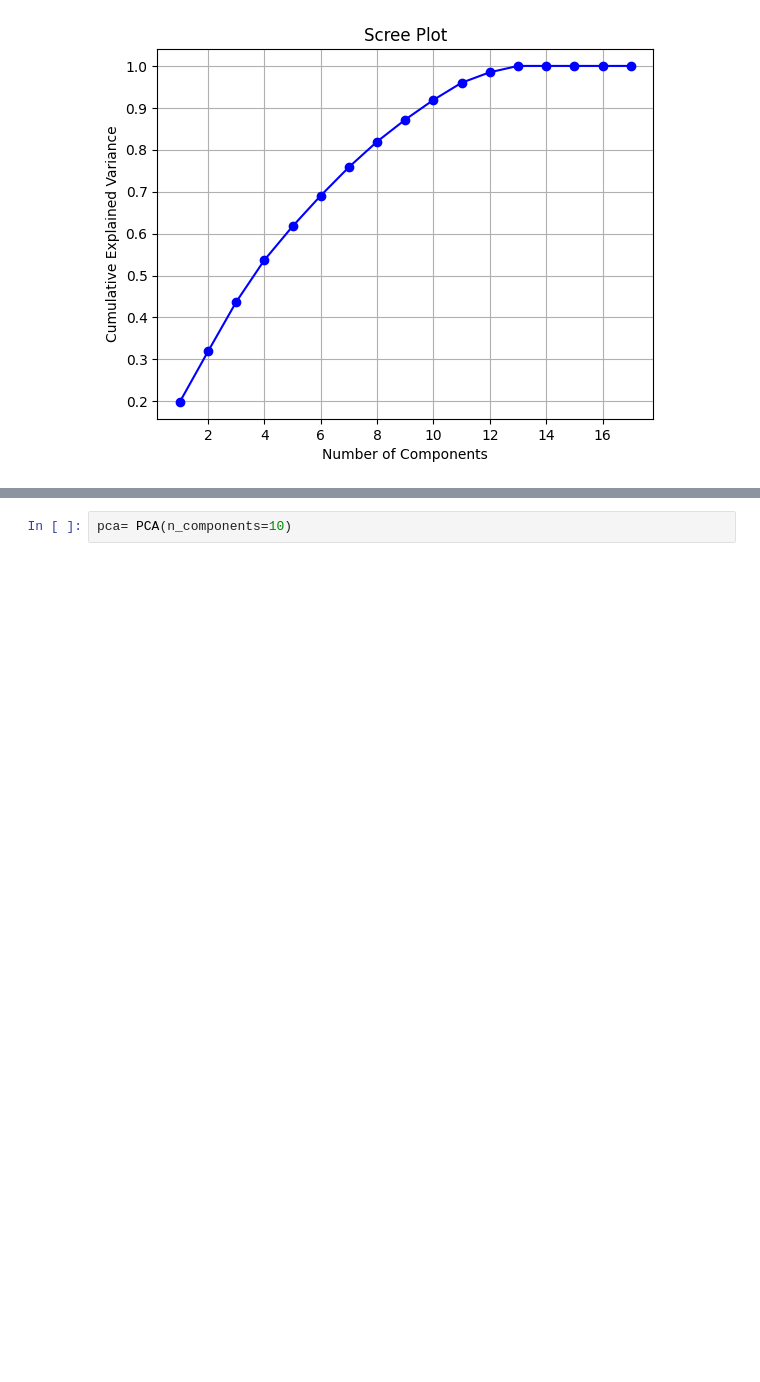
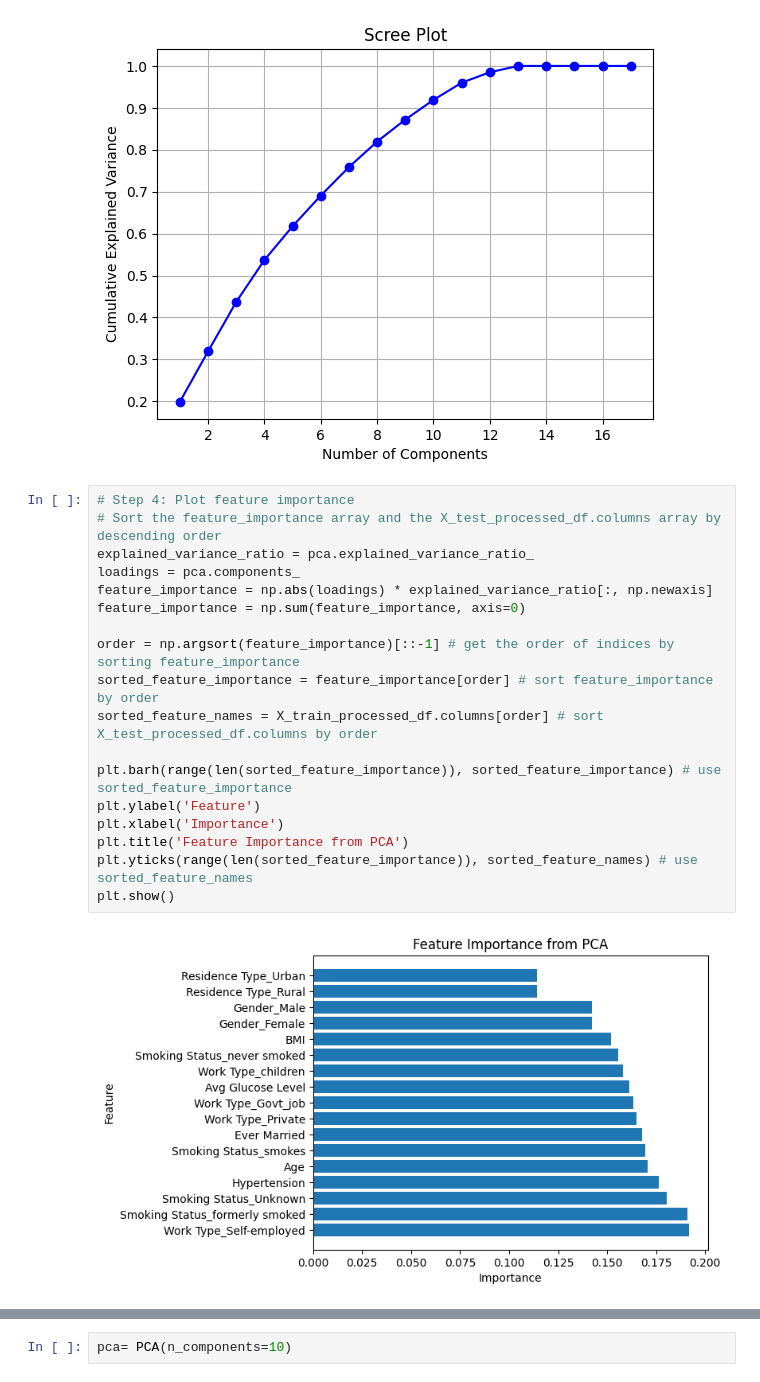
Before and after one commit to Mhoover41/Stroke-Prediction, a Jupyter notebook: Stroke_Prediction_Project_2_Melissa_Hoover.ipynb, the cells around one changed output, grey strips where cells are left out. Saved outputs shown, nothing was run; the diff lists cells and outputs as text; blank space fills up the shorter version.

```diff
--- a/Stroke_Prediction_Project_2_Melissa_Hoover.ipynb
+++ b/Stroke_Prediction_Project_2_Melissa_Hoover.ipynb
@@ -1419,3 +1496,23 @@ plt.grid(True)
 plt.show()
 # %% [output]
 [figure]
+# %%
+# Step 4: Plot feature importance
+# Sort the feature_importance array and the X_test_processed_df.columns array by descending order
+explained_variance_ratio = pca.explained_variance_ratio_
+loadings = pca.components_
+feature_importance = np.abs(loadings) * explained_variance_ratio[:, np.newaxis]
+feature_importance = np.sum(feature_importance, axis=0)
+
+order = np.argsort(feature_importance)[::-1] # get the order of indices by sorting feature_importance
+sorted_feature_importance = feature_importance[order] # sort feature_importance by order
+sorted_feature_names = X_train_processed_df.columns[order] # sort X_test_processed_df.columns by order
+
+plt.barh(range(len(sorted_feature_importance)), sorted_feature_importance) # use sorted_feature_importance
+plt.ylabel('Feature')
+plt.xlabel('Importance')
+plt.title('Feature Importance from PCA')
+plt.yticks(range(len(sorted_feature_importance)), sorted_feature_names) # use sorted_feature_names
+plt.show()
+# %% [output]
+[figure, added]
```
Also changed, not shown: parts of 33 cells of this notebook.
